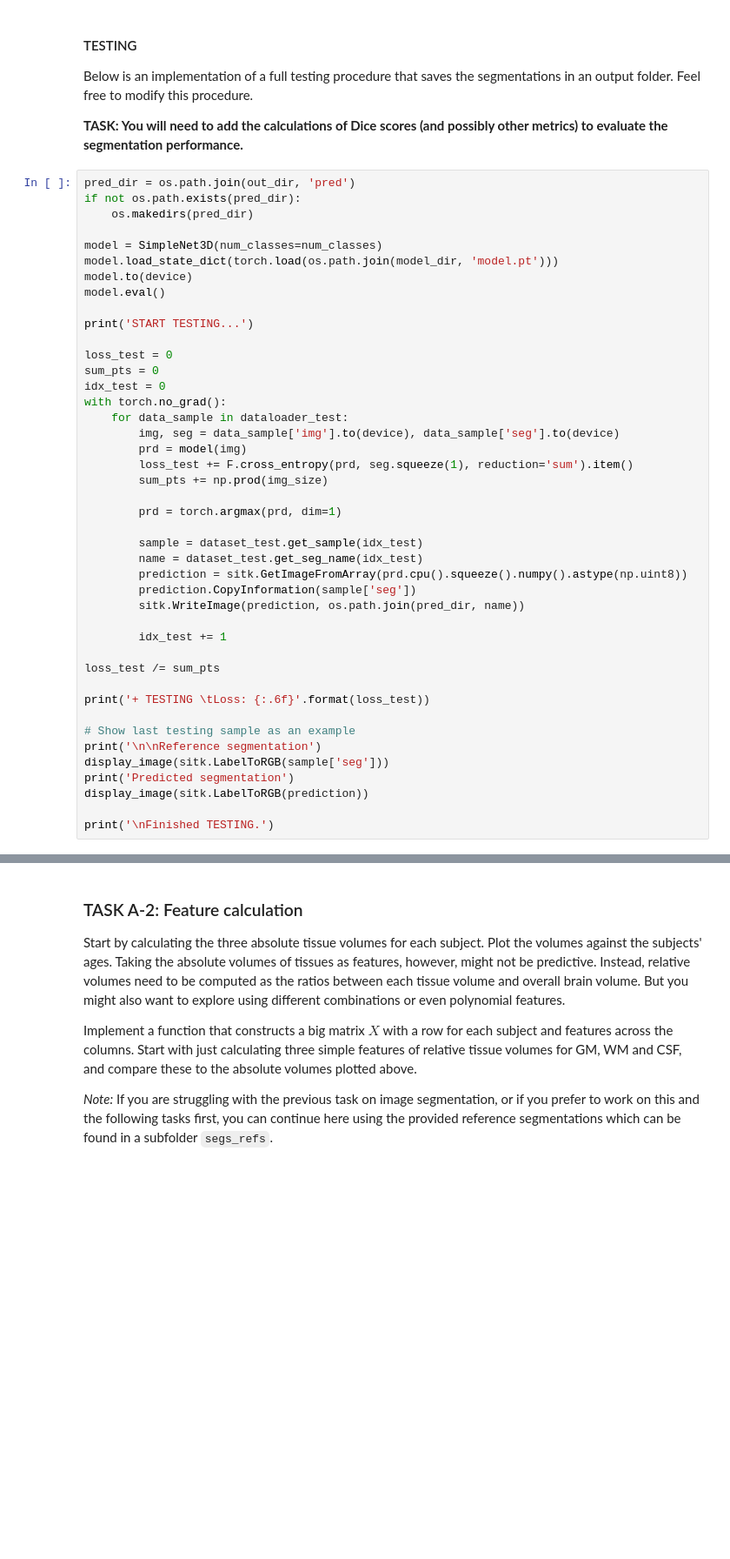
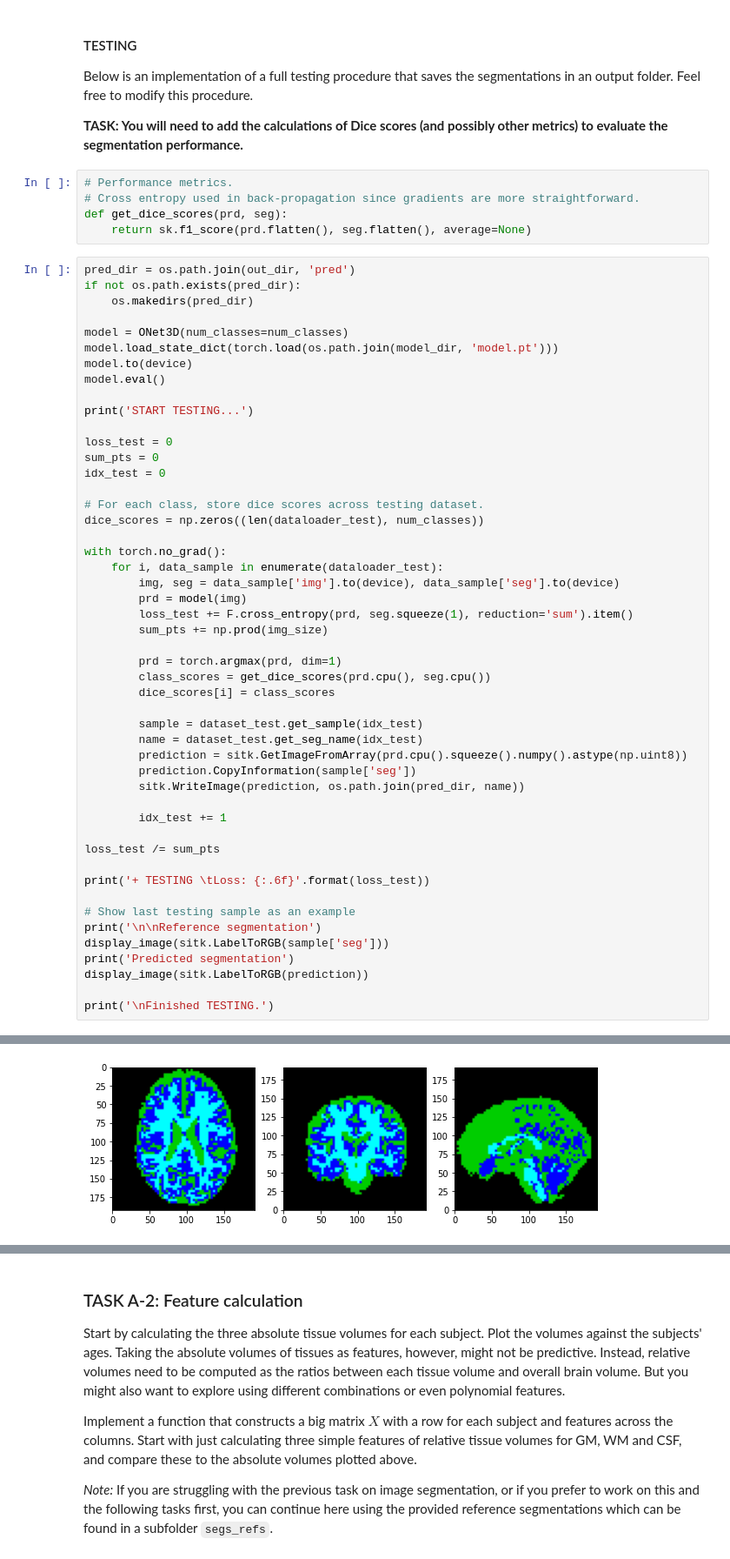
Before and after one commit to gf4417/MLforIMG-CW, a Jupyter notebook: ML4I_Coursework.ipynb, the cells around one changed output, grey strips where cells are left out. Shown at 87% size. Saved outputs shown, nothing was run; the diff lists cells and outputs as text; blank space fills up the shorter version.

```diff
--- a/ML4I_Coursework.ipynb
+++ b/ML4I_Coursework.ipynb
@@ -576,12 +753,17 @@ display_image(sample['msk'])
 Below is an implementation of a full testing procedure that saves the segmentations in an output folder. Feel free to modify this procedure.
 
 **TASK: You will need to add the calculations of Dice scores (and possibly other metrics) to evaluate the segmentation performance.**
+# %%
+# Performance metrics.
+# Cross entropy used in back-propagation since gradients are more straightforward.
+def get_dice_scores(prd, seg):
+    return sk.f1_score(prd.flatten(), seg.flatten(), average=None)
 # %%
 pred_dir = os.path.join(out_dir, 'pred')
 if not os.path.exists(pred_dir):
     os.makedirs(pred_dir)
 
-model = SimpleNet3D(num_classes=num_classes)
+model = ONet3D(num_classes=num_classes)
 model.load_state_dict(torch.load(os.path.join(model_dir, 'model.pt')))
 model.to(device)
 model.eval()
@@ -591,14 +773,20 @@ print('START TESTING...')
 loss_test = 0
 sum_pts = 0
 idx_test = 0
+
+# For each class, store dice scores across testing dataset.
+dice_scores = np.zeros((len(dataloader_test), num_classes))
+
 with torch.no_grad():
-    for data_sample in dataloader_test:
+    for i, data_sample in enumerate(dataloader_test):
         img, seg = data_sample['img'].to(device), data_sample['seg'].to(device)
         prd = model(img)
         loss_test += F.cross_entropy(prd, seg.squeeze(1), reduction='sum').item()
         sum_pts += np.prod(img_size)
 
         prd = torch.argmax(prd, dim=1)
+        class_scores = get_dice_scores(prd.cpu(), seg.cpu())
+        dice_scores[i] = class_scores
 
         sample = dataset_test.get_sample(idx_test)
         name = dataset_test.get_seg_name(idx_test)
@@ -619,3 +807,4 @@ print('Predicted segmentation')
 display_image(sitk.LabelToRGB(prediction))
 
 print('\nFinished TESTING.')
+# %% [output]
@@ -621,0 +816 @@ print('\nFinished TESTING.')
+[figure, added]
```
Also changed, not shown: parts of 13 cells of this notebook.
